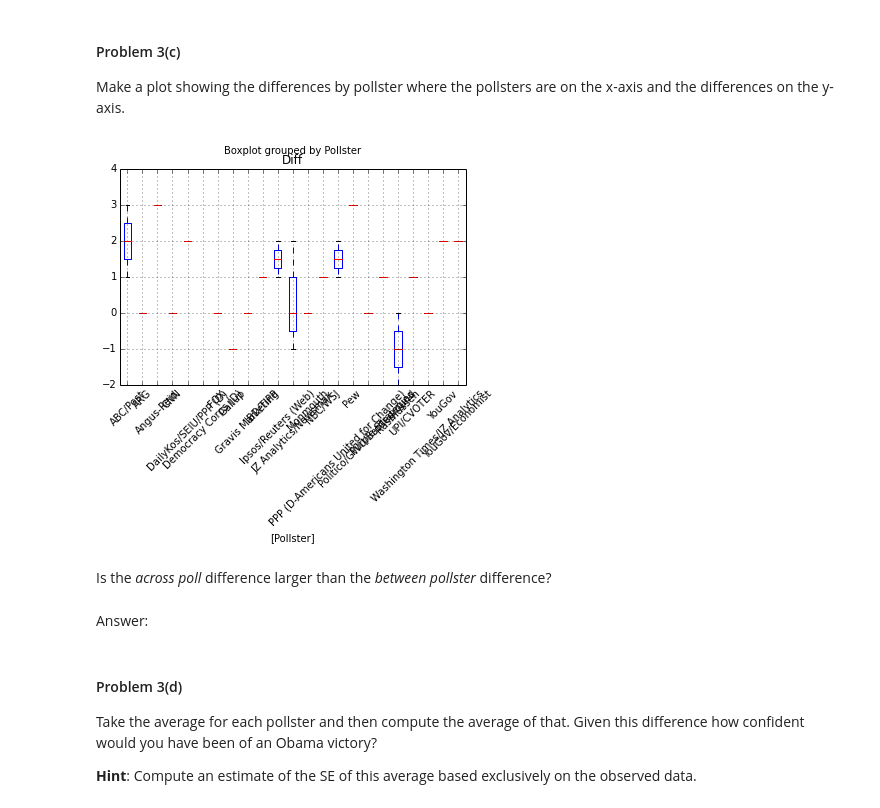
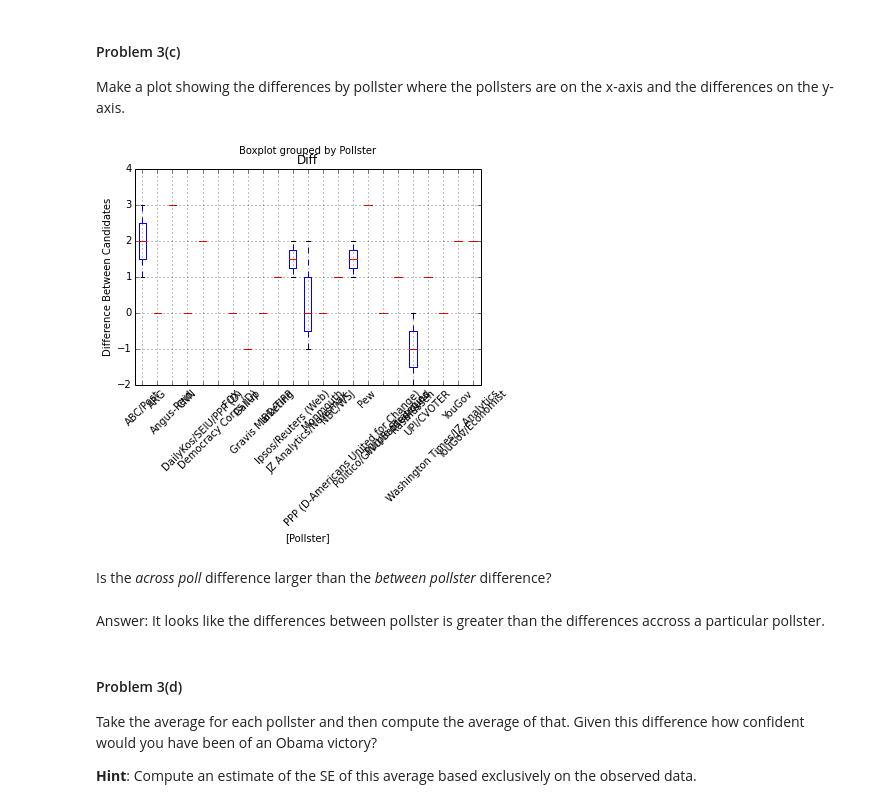
Before and after one commit to userfog/2014, a Jupyter notebook: homework/hw2/HW2.ipynb, the cells around one changed output. Cells and saved outputs as stored; diff of their text form; code cells hidden in the pictures.

```diff
--- a/homework/hw2/HW2.ipynb
+++ b/homework/hw2/HW2.ipynb
@@ -494,15 +523,16 @@ Make a plot showing the differences by pollster where the pollsters are on the x
 # %%
 ten_days = elections[elections["Start Date"] >= dt.datetime.strptime("2012-11-1", "%Y-%m-%d").date()- dt.timedelta(days=5)]
 ten_days = ten_days.reset_index()
 plotter = ten_days[["Pollster", "Diff"]]
 plotter.boxplot(by="Pollster", rot=45)
+plt.ylabel("Difference Between Candidates")
 plt.show()
 # %% [output]
-[figure, old version]
+[figure, new version]
 # %% [markdown]
 Is the *across poll* difference larger than the *between pollster* difference?
-# %% [markdown]
-Answer:
+# %% [markdown]
+Answer: It looks like the differences between pollster is greater than the differences accross a particular pollster.
 # %% [markdown]
 #### Problem 3(d)
 
```
Also changed, not shown: parts of 17 cells of this notebook, 4 other files.
